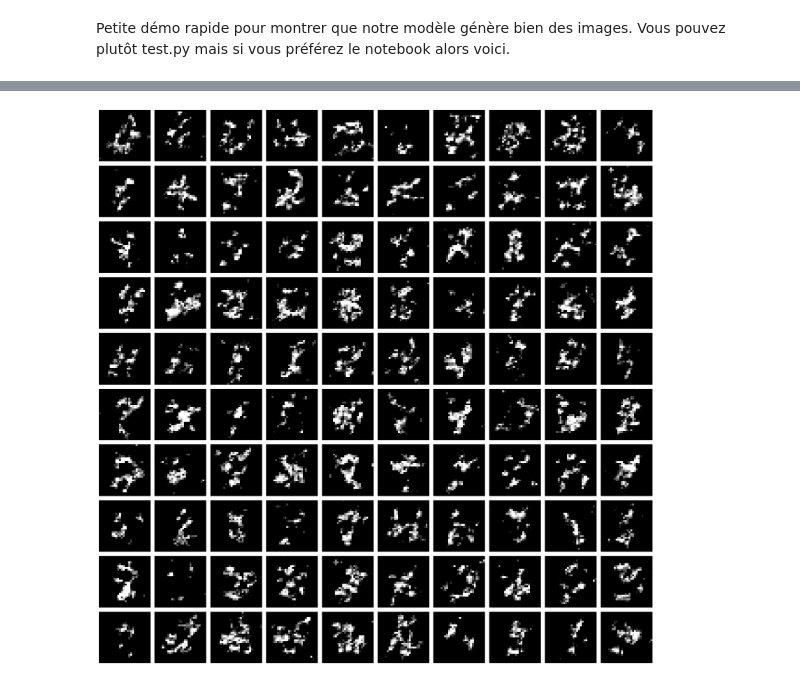
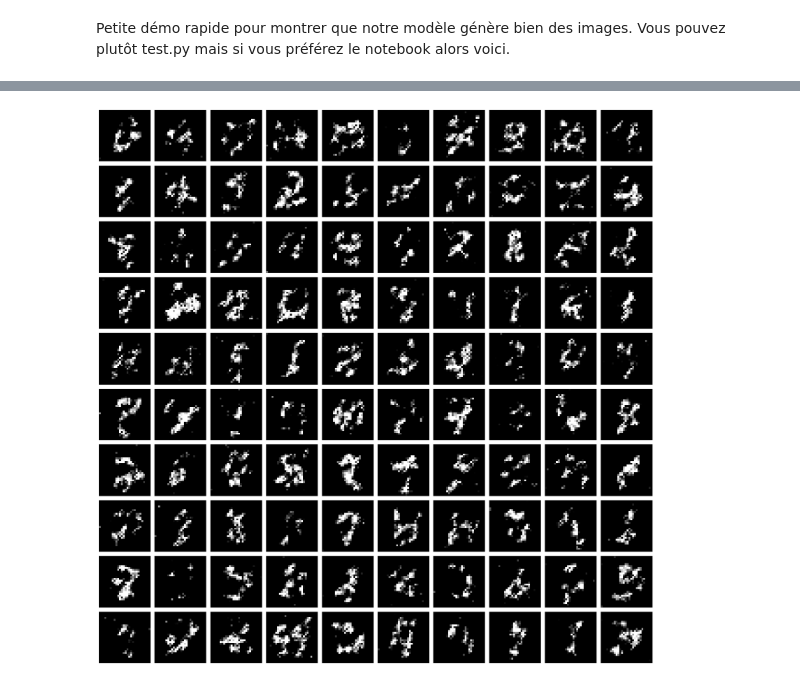
Before and after one commit to RemiBaron/AIRA_MNIST_FlowMatching, a Jupyter notebook: demo.ipynb, the cells around one changed output, grey strips where cells are left out. Drawn from its saved outputs; the diff is of its cells as text; code cells hidden in the pictures.

Commit message:
feat: added model with only 3s

```diff
--- a/demo.ipynb
+++ b/demo.ipynb
@@ -13,7 +13,7 @@ import numpy as np
 
 
 #On commence par restaurer le modèle sauvegardé par train.py
-model_dir =  os.path.abspath("./saved_models")
+model_dir =  os.path.abspath("./saved_models/V1")
 restored_state = checkpoints.restore_checkpoint(model_dir, target=None)
 
 abstract_model = nnx.eval_shape(lambda: unet.UNet(in_channels=1, time_dim=40, rngs=nnx.Rngs(0)))
@@ -64 +67 @@ plt.show()
-[figure, old version]
+[figure, new version]
```
Also changed, not shown: parts of 1 cell of this notebook, 38 other files.
